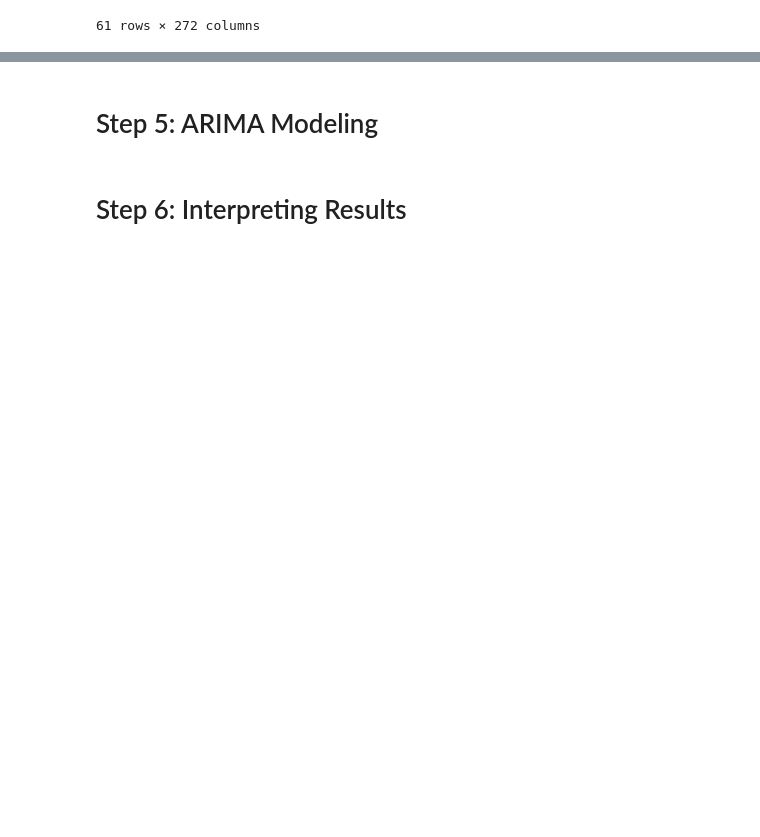
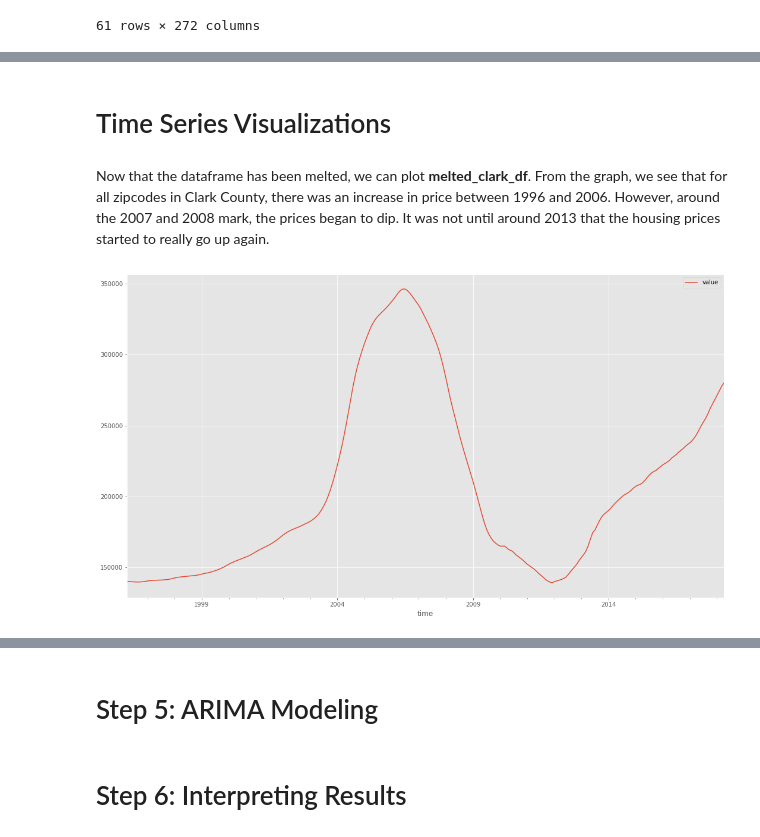
Before and after one commit to jbenedito99/Zipcode-Time-Series-Modeling, a Jupyter notebook: time-series/notebook.ipynb, the cells around one changed output, grey strips where cells are left out. Saved outputs shown, nothing was run; the diff lists cells and outputs as text; code cells hidden in the pictures; blank space fills up the shorter version.

Commit message:
Started visualizations

```diff
--- a/time-series/notebook.ipynb
+++ b/time-series/notebook.ipynb
@@ -148,0 +132,3 @@ melt_data(clark_df)
+# %%
+melted_clark_df = melt_data(clark_df)
+melted_clark_df
@@ -148,0 +150,10 @@ melt_data(clark_df)
+# %% [markdown]
+# Time Series Visualizations
+# %% [markdown]
+Now that the dataframe has been melted, we can plot <b>melted_clark_df</b>. From the graph, we see that for all zipcodes in Clark County, there was an increase in price between 1996 and 2006. However, around the 2007 and 2008 mark, the prices began to dip. It was not until around 2013 that the housing prices started to really go up again.
+# %%
+# plotting melted_clark_df
+melted_clark_df.plot(figsize=(18,10), subplots=False, legend=True)
+plt.show()
+# %% [output]
+[figure, added]
```
Also changed, not shown: parts of 17 cells of this notebook.
